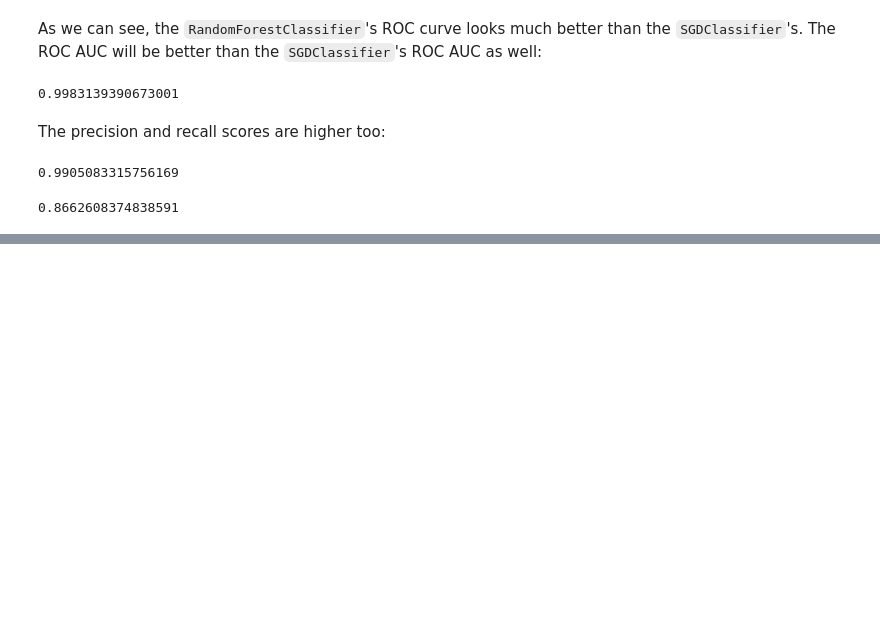
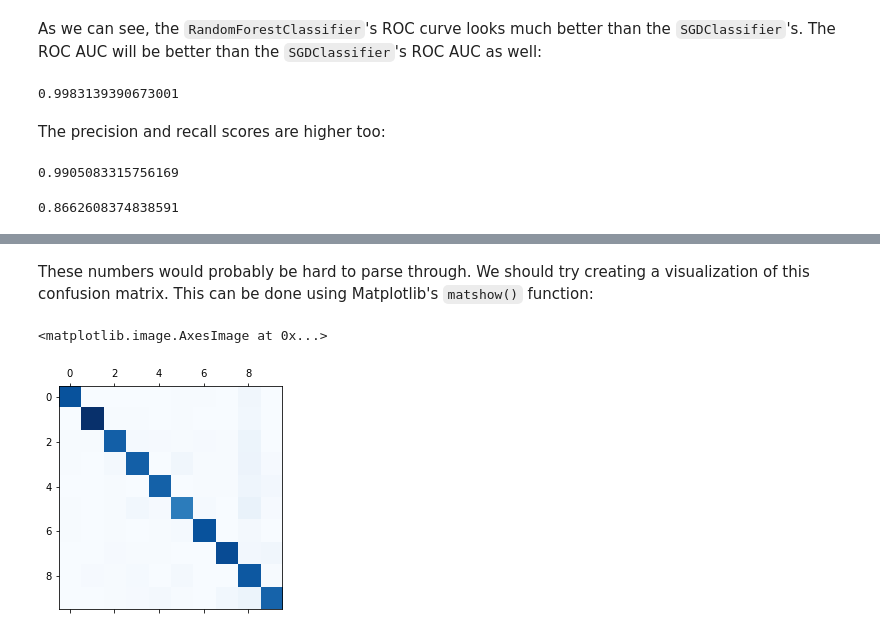
Before and after one commit to edebroux/ml_with_sklearn_tf, a Jupyter notebook: Chapter 3: Classification/Classification.ipynb, the cells around one changed output, grey strips where cells are left out. Drawn from its saved outputs; the diff is of its cells as text; code cells hidden in the pictures; blank space fills up the shorter version.

Commit message:
Almost done with Chapter 3: Classification.

```diff
--- a/Chapter 3: Classification/Classification.ipynb
+++ b/Chapter 3: Classification/Classification.ipynb
@@ -355,0 +362,3 @@ More to come...
+# %%
+sgd_clf.fit(X_train, y_train)  # y_train_5 is changed to y_train
+sgd_clf.predict([a_digit])
@@ -355,0 +406,3 @@ More to come...
+# %%
+forest_clf.fit(X_train, y_train)
+forest_clf.predict([a_digit])
@@ -355,0 +433,6 @@ More to come...
+# %%
+from sklearn.preprocessing import StandardScaler
+
+scaler = StandardScaler()
+X_train_scaled = scaler.fit_transform(X_train.astype(np.float64))
+cross_val_score(sgd_clf, X_train_scaled, y_train, cv = 3, scoring = "accuracy", n_jobs = 3)
@@ -355,0 +446,4 @@ More to come...
+# %%
+y_train_pred = cross_val_predict(sgd_clf, X_train_scaled, y_train, cv = 3, n_jobs = 3)
+conf_mtx = confusion_matrix(y_train, y_train_pred)
+conf_mtx
@@ -355,0 +461,7 @@ More to come...
+# %% [markdown]
+These numbers would probably be hard to parse through. We should try creating a visualization of this confusion matrix. This can be done using Matplotlib's `matshow()` function:
+# %%
+plt.matshow(conf_mtx, cmap = plt.cm.Blues)
+# %% [output]
+<matplotlib.image.AxesImage at 0x...>
+[figure, added]
```
Also changed, not shown: parts of 28 cells of this notebook.
